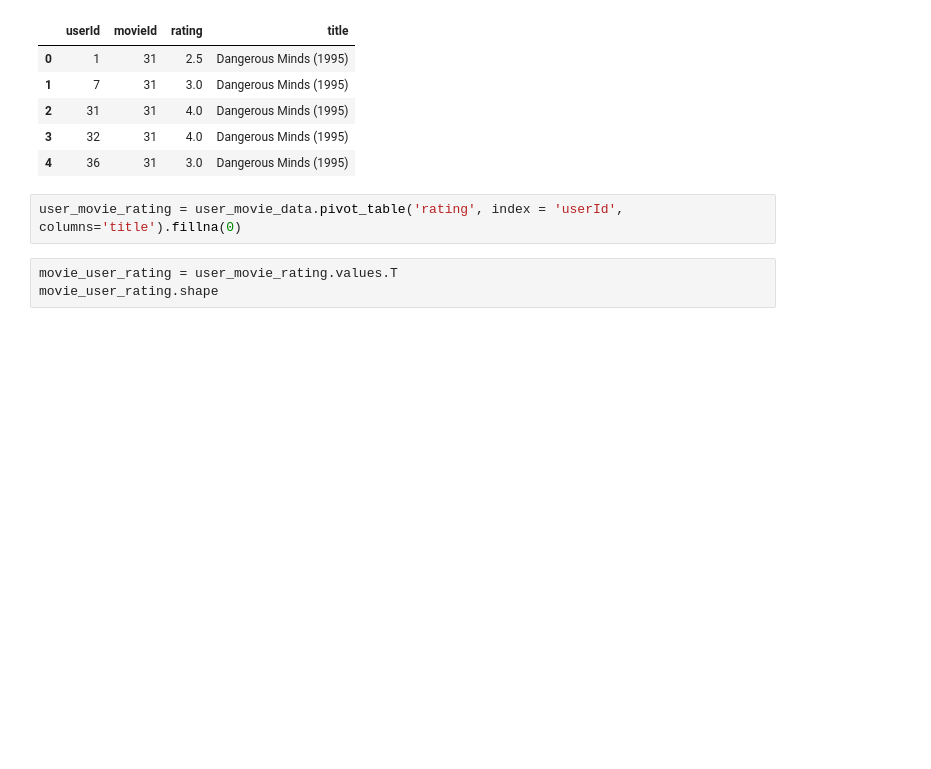
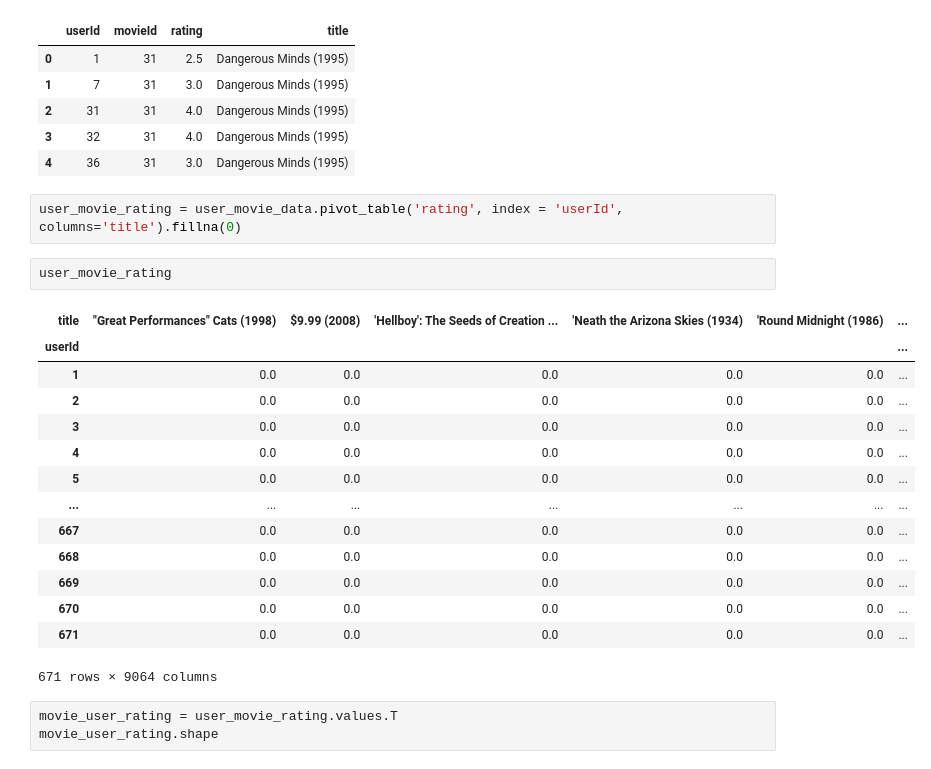
Before and after one commit to pjh09050/Whyout, a Jupyter notebook: matrix factorization.ipynb, the cells around one changed output. Drawn from its saved outputs; the diff is of its cells as text; blank space fills up the shorter version.

```diff
--- a/matrix factorization.ipynb
+++ b/matrix factorization.ipynb
@@ -67,6 +67,23 @@ user_movie_data.head()
 | 4 | 36 | 31 | 3.0 | Dangerous Minds (1995) |
 # %%
 user_movie_rating = user_movie_data.pivot_table('rating', index = 'userId', columns='title').fillna(0)
+# %%
+user_movie_rating
+# %% [output]
+| title | "Great Performances" Cats (1998) | $9.99 (2008) | 'Hellboy': The Seeds of Creation ... | 'Neath the Arizona Skies (1934) | 'Round Midnight (1986) | ... |
+| userId |  |  |  |  |  | ... |
+| 1 | 0.0 | 0.0 | 0.0 | 0.0 | 0.0 | ... |
+| 2 | 0.0 | 0.0 | 0.0 | 0.0 | 0.0 | ... |
+| 3 | 0.0 | 0.0 | 0.0 | 0.0 | 0.0 | ... |
+| 4 | 0.0 | 0.0 | 0.0 | 0.0 | 0.0 | ... |
+| 5 | 0.0 | 0.0 | 0.0 | 0.0 | 0.0 | ... |
+| ... | ... | ... | ... | ... | ... | ... |
+| 667 | 0.0 | 0.0 | 0.0 | 0.0 | 0.0 | ... |
+| 668 | 0.0 | 0.0 | 0.0 | 0.0 | 0.0 | ... |
+| 669 | 0.0 | 0.0 | 0.0 | 0.0 | 0.0 | ... |
+| 670 | 0.0 | 0.0 | 0.0 | 0.0 | 0.0 | ... |
+| 671 | 0.0 | 0.0 | 0.0 | 0.0 | 0.0 | ... |
+671 rows × 9064 columns
 # %%
 movie_user_rating = user_movie_rating.values.T
 movie_user_rating.shape
```
Also changed, not shown: parts of 3 cells of this notebook.
